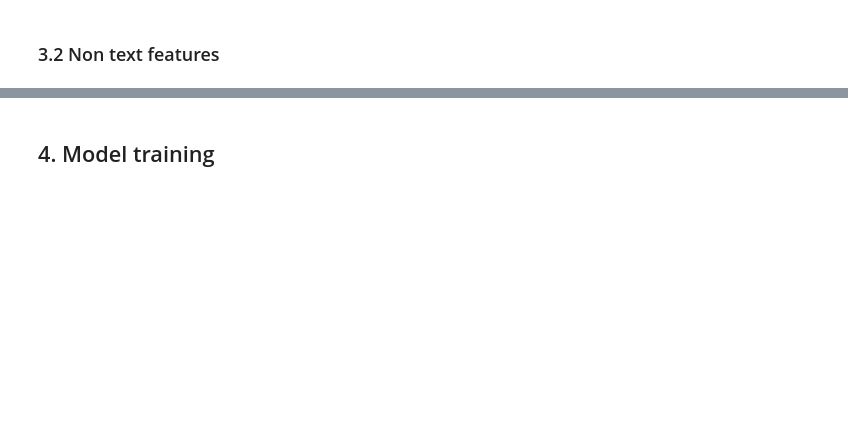
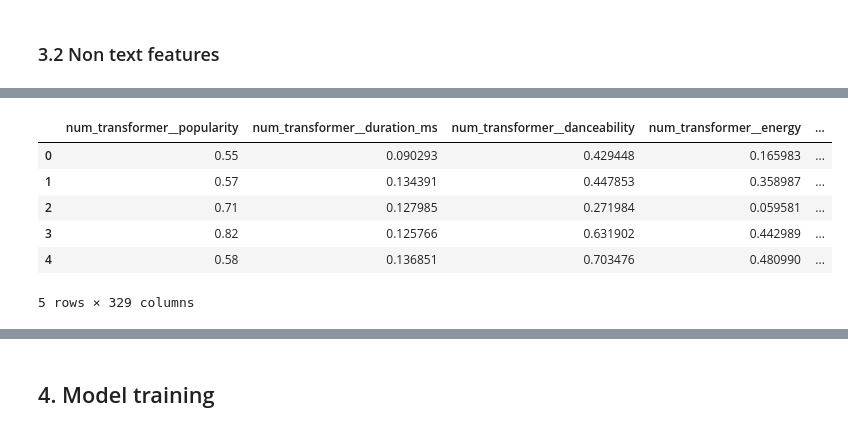
Before and after one commit to anaisdangeot/mood_detector, a Jupyter notebook: notebooks/DataAnalysisSteps.ipynb, the cells around one changed output, grey strips where cells are left out. Saved outputs shown, nothing was run; the diff lists cells and outputs as text; code cells hidden in the pictures; blank space fills up the shorter version.

```diff
--- a/notebooks/DataAnalysisSteps.ipynb
+++ b/notebooks/DataAnalysisSteps.ipynb
@@ -152,7 +150,7 @@ y = data['mood']
 - acousticness and loudness that are highly correlated to energy (which we keep)
 - track_genre as it doesn't bring extra information
 '''
-feat_drop=['valence', 'mood', 'Unnamed: 0.1', 'Unnamed: 0','track_id','artists','album_name','track_name','loudness','acousticness', 'track_genre', 'lyrics_extracted', 'lyrics_language', 'cleaned_lyrics']
+feat_drop=['valence', 'mood', 'Unnamed: 0.2', 'Unnamed: 0.1', 'Unnamed: 0','track_id','artists','album_name','track_name','loudness','acousticness', 'track_genre', 'lyrics_extracted', 'lyrics_language', 'cleaned_lyrics']
 
 # Our features
 X = data.drop(columns=feat_drop)
@@ -193,0 +179,10 @@ X_combined.shape
+# %%
+X_combined.head()
+# %% [output]
+|  | num_transformer__popularity | num_transformer__duration_ms | num_transformer__danceability | num_transformer__energy | ... |
+| 0 | 0.55 | 0.090293 | 0.429448 | 0.165983 | ... |
+| 1 | 0.57 | 0.134391 | 0.447853 | 0.358987 | ... |
+| 2 | 0.71 | 0.127985 | 0.271984 | 0.059581 | ... |
+| 3 | 0.82 | 0.125766 | 0.631902 | 0.442989 | ... |
+| 4 | 0.58 | 0.136851 | 0.703476 | 0.480990 | ... |
+5 rows × 329 columns
```
Also changed, not shown: parts of 31 cells of this notebook, 41 other files.
